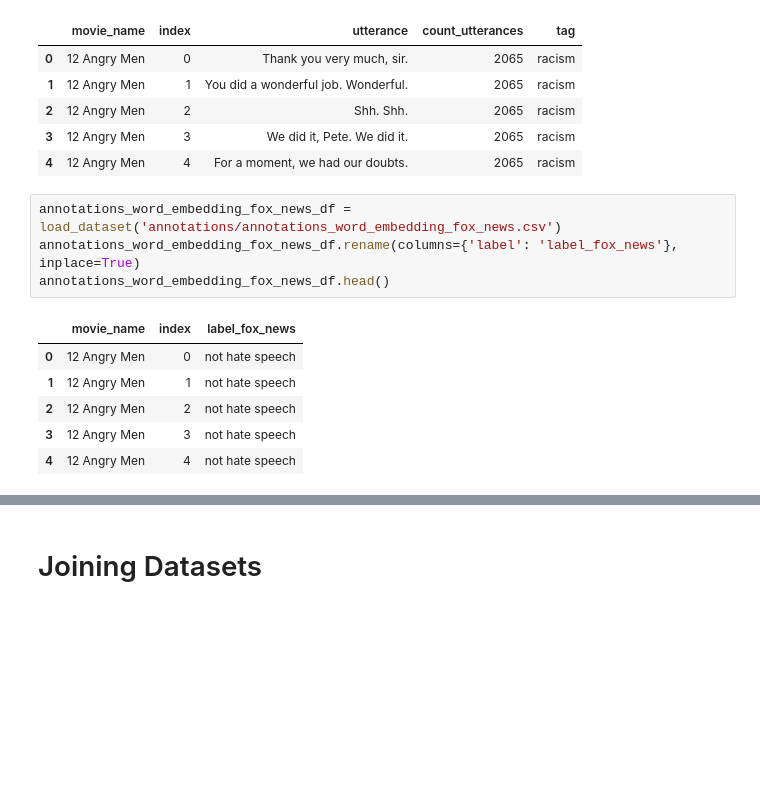
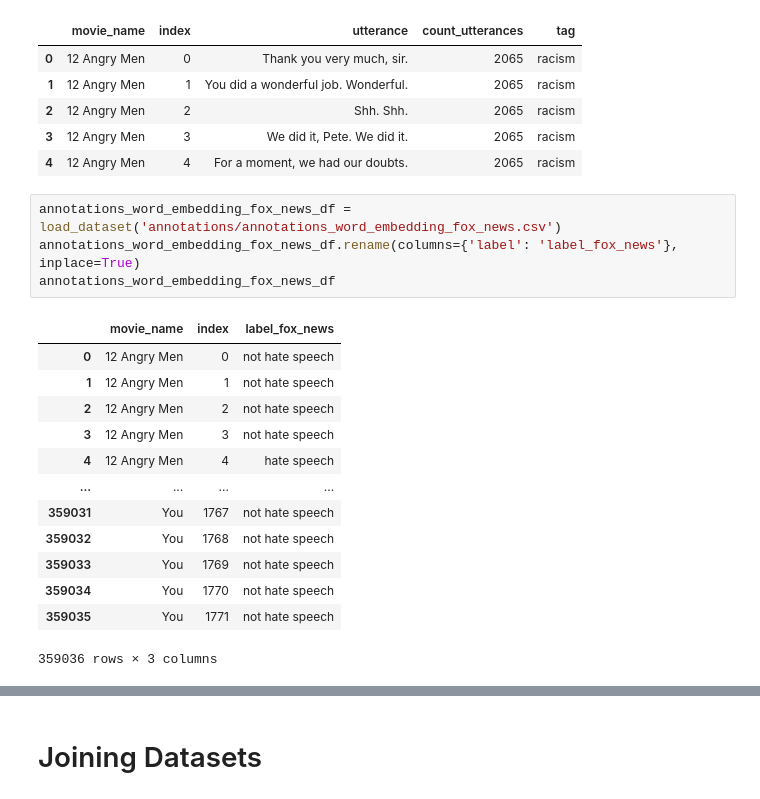
Before and after one commit to nvbogu/movie_hatespeech_detection, a Jupyter notebook: niklas_approach/putting_everything_together.ipynb, the cells around one changed output, grey strips where cells are left out. Cells and saved outputs as stored; diff of their text form; blank space fills up the shorter version.

```diff
--- a/niklas_approach/putting_everything_together.ipynb
+++ b/niklas_approach/putting_everything_together.ipynb
@@ -19,11 +19,18 @@ movies_df.head()
 # %%
 annotations_word_embedding_fox_news_df = load_dataset('annotations/annotations_word_embedding_fox_news.csv')
 annotations_word_embedding_fox_news_df.rename(columns={'label': 'label_fox_news'}, inplace=True)
-annotations_word_embedding_fox_news_df.head()
+annotations_word_embedding_fox_news_df
 # %% [output]
 |  | movie_name | index | label_fox_news |
 | 0 | 12 Angry Men | 0 | not hate speech |
 | 1 | 12 Angry Men | 1 | not hate speech |
 | 2 | 12 Angry Men | 2 | not hate speech |
 | 3 | 12 Angry Men | 3 | not hate speech |
-| 4 | 12 Angry Men | 4 | not hate speech |
+| 4 | 12 Angry Men | 4 | hate speech |
+| ... | ... | ... | ... |
+| 359031 | You | 1767 | not hate speech |
+| 359032 | You | 1768 | not hate speech |
+| 359033 | You | 1769 | not hate speech |
+| 359034 | You | 1770 | not hate speech |
+| 359035 | You | 1771 | not hate speech |
+359036 rows × 3 columns
```
Also changed, not shown: parts of 19 cells of this notebook, 6 other files.
